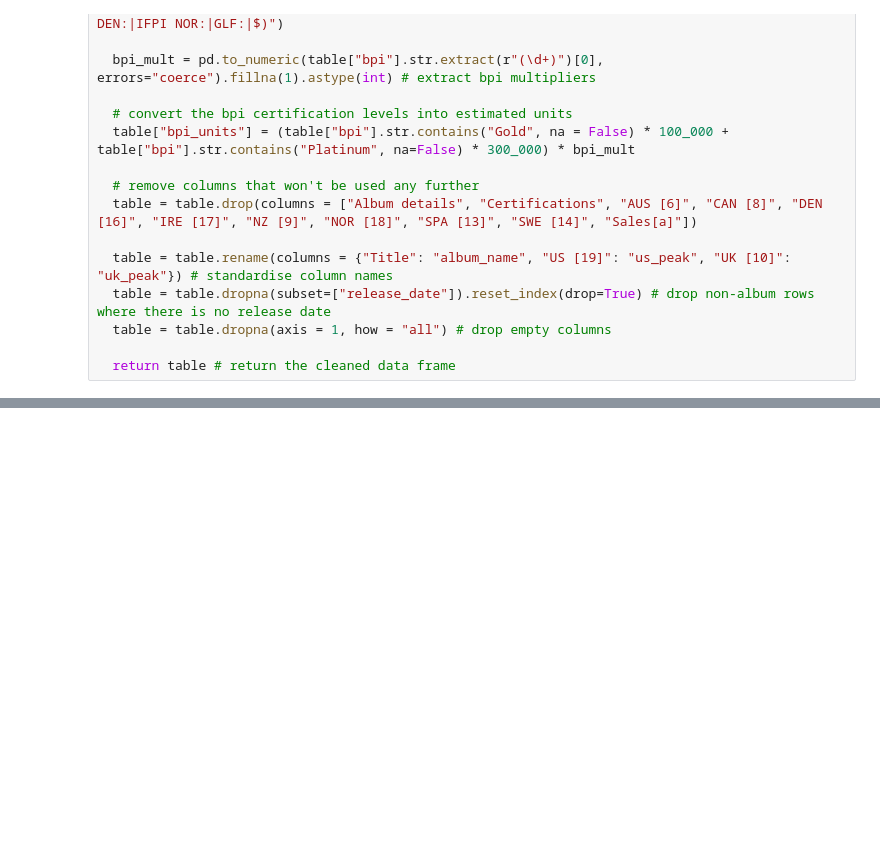
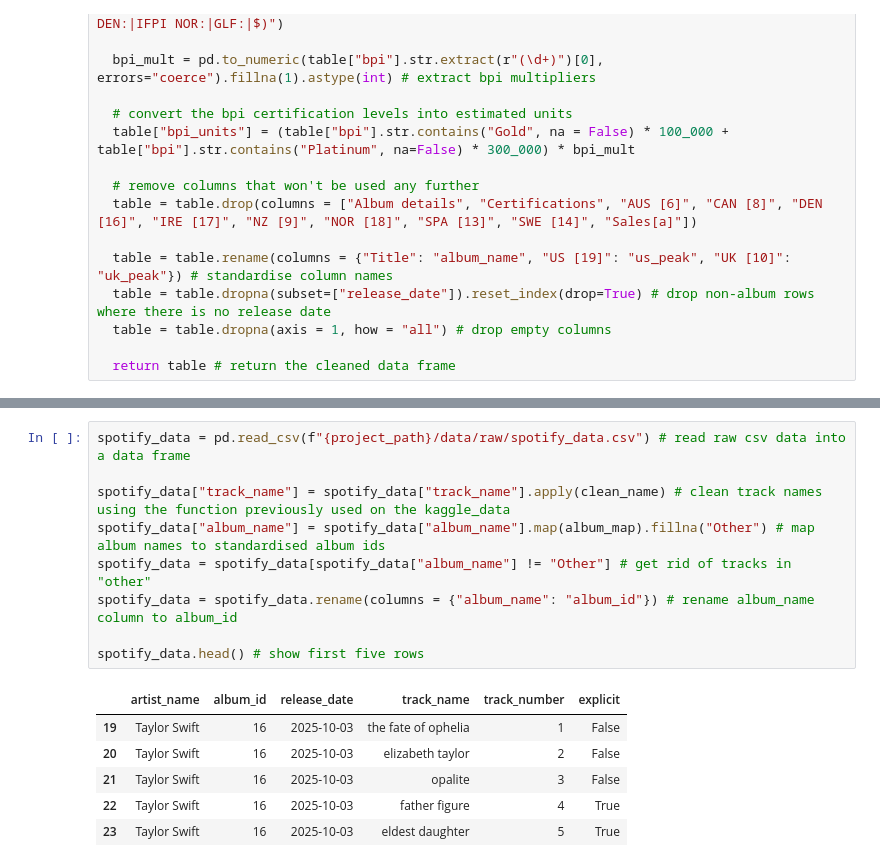
Before and after one commit to haskinse/bee2041_empirical_project, a Jupyter notebook: source_code/02_data_cleaning.ipynb, the cells around one changed output, grey strips where cells are left out. Saved outputs shown, nothing was run; the diff lists cells and outputs as text; blank space fills up the shorter version.

```diff
--- a/source_code/02_data_cleaning.ipynb
+++ b/source_code/02_data_cleaning.ipynb
@@ -93,0 +174,16 @@ album_data.head() # show first five rows
+# %%
+spotify_data = pd.read_csv(f"{project_path}/data/raw/spotify_data.csv") # read raw csv data into a data frame
+
+spotify_data["track_name"] = spotify_data["track_name"].apply(clean_name) # clean track names using the function previously used on the kaggle_data
+spotify_data["album_name"] = spotify_data["album_name"].map(album_map).fillna("Other") # map album names to standardised album ids
+spotify_data = spotify_data[spotify_data["album_name"] != "Other"] # get rid of tracks in "other"
+spotify_data = spotify_data.rename(columns = {"album_name": "album_id"}) # rename album_name column to album_id
+
+spotify_data.head() # show first five rows
+# %% [output]
+|  | artist_name | album_id | release_date | track_name | track_number | explicit |
+| 19 | Taylor Swift | 16 | 2025-10-03 | the fate of ophelia | 1 | False |
+| 20 | Taylor Swift | 16 | 2025-10-03 | elizabeth taylor | 2 | False |
+| 21 | Taylor Swift | 16 | 2025-10-03 | opalite | 3 | False |
+| 22 | Taylor Swift | 16 | 2025-10-03 | father figure | 4 | True |
+| 23 | Taylor Swift | 16 | 2025-10-03 | eldest daughter | 5 | True |
```
Also changed, not shown: parts of 7 cells of this notebook.
